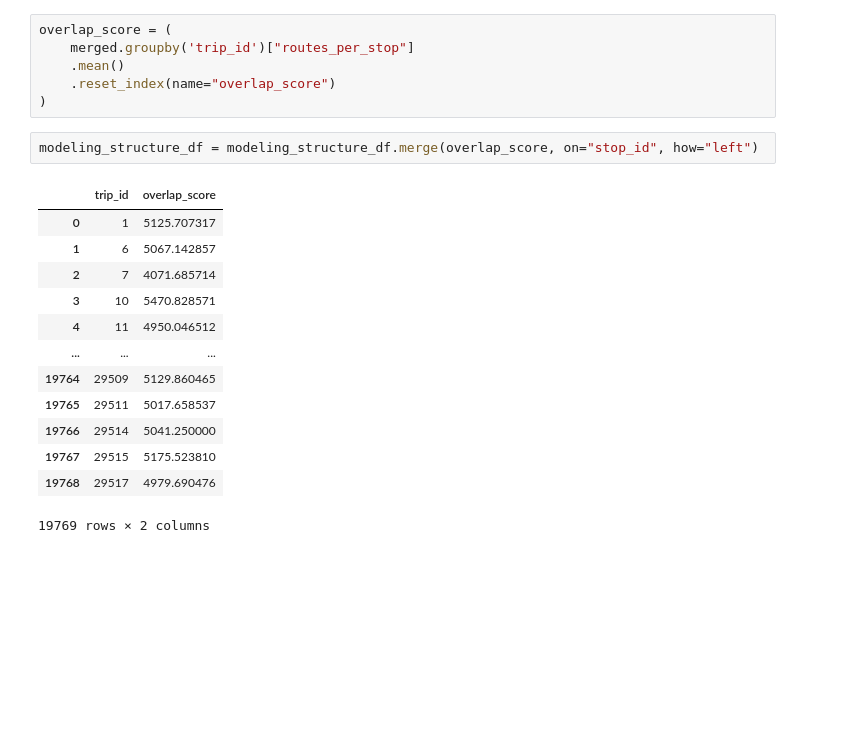
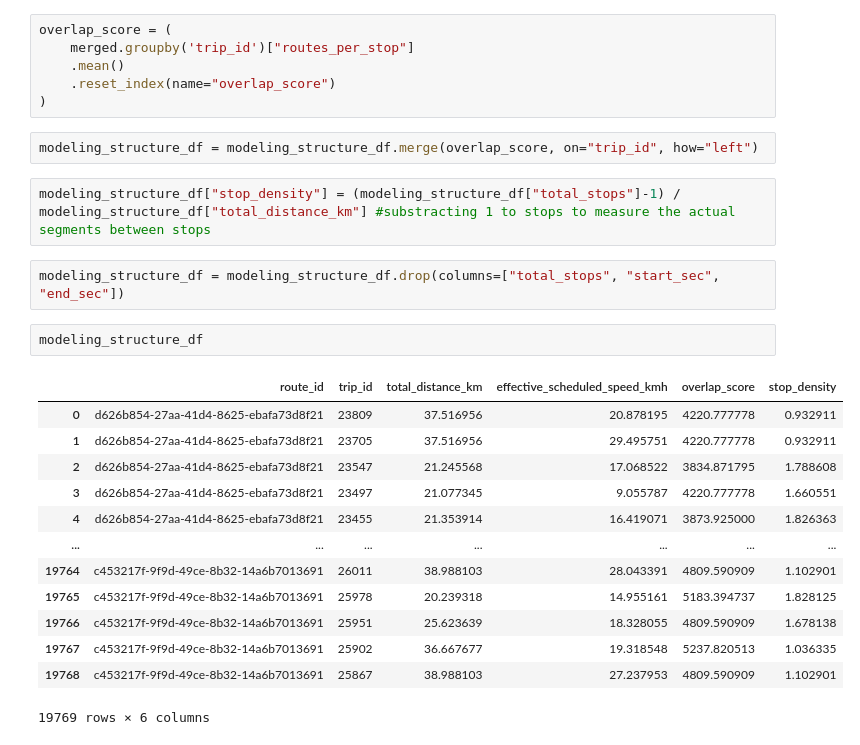
Before and after one commit to Dusuan/ml-proyects, a Jupyter notebook: bus_proyect_pipeline/bus.ipynb, the cells around one changed output. Cells and saved outputs as stored; diff of their text form; blank space fills up the shorter version.

```diff
--- a/bus_proyect_pipeline/bus.ipynb
+++ b/bus_proyect_pipeline/bus.ipynb
@@ -165,18 +165,24 @@ overlap_score = (
     .reset_index(name="overlap_score")
 )
 # %%
-modeling_structure_df = modeling_structure_df.merge(overlap_score, on="stop_id", how="left")
+modeling_structure_df = modeling_structure_df.merge(overlap_score, on="trip_id", how="left")
-# %% [output]
-|  | trip_id | overlap_score |
-| 0 | 1 | 5125.707317 |
-| 1 | 6 | 5067.142857 |
-| 2 | 7 | 4071.685714 |
-| 3 | 10 | 5470.828571 |
-| 4 | 11 | 4950.046512 |
-| ... | ... | ... |
-| 19764 | 29509 | 5129.860465 |
-| 19765 | 29511 | 5017.658537 |
-| 19766 | 29514 | 5041.250000 |
-| 19767 | 29515 | 5175.523810 |
-| 19768 | 29517 | 4979.690476 |
-19769 rows × 2 columns
+# %%
+modeling_structure_df["stop_density"] = (modeling_structure_df["total_stops"]-1) / modeling_structure_df["total_distance_km"] #substracting 1 to stops to measure the actual segments between stops
+# %%
+modeling_structure_df = modeling_structure_df.drop(columns=["total_stops", "start_sec", "end_sec"])
+# %%
+modeling_structure_df
+# %% [output]
+|  | route_id | trip_id | total_distance_km | effective_scheduled_speed_kmh | overlap_score | stop_density |
+| 0 | d626b854-27aa-41d4-8625-ebafa73d8f21 | 23809 | 37.516956 | 20.878195 | 4220.777778 | 0.932911 |
+| 1 | d626b854-27aa-41d4-8625-ebafa73d8f21 | 23705 | 37.516956 | 29.495751 | 4220.777778 | 0.932911 |
+| 2 | d626b854-27aa-41d4-8625-ebafa73d8f21 | 23547 | 21.245568 | 17.068522 | 3834.871795 | 1.788608 |
+| 3 | d626b854-27aa-41d4-8625-ebafa73d8f21 | 23497 | 21.077345 | 9.055787 | 4220.777778 | 1.660551 |
+| 4 | d626b854-27aa-41d4-8625-ebafa73d8f21 | 23455 | 21.353914 | 16.419071 | 3873.925000 | 1.826363 |
+| ... | ... | ... | ... | ... | ... | ... |
+| 19764 | c453217f-9f9d-49ce-8b32-14a6b7013691 | 26011 | 38.988103 | 28.043391 | 4809.590909 | 1.102901 |
+| 19765 | c453217f-9f9d-49ce-8b32-14a6b7013691 | 25978 | 20.239318 | 14.955161 | 5183.394737 | 1.828125 |
+| 19766 | c453217f-9f9d-49ce-8b32-14a6b7013691 | 25951 | 25.623639 | 18.328055 | 4809.590909 | 1.678138 |
+| 19767 | c453217f-9f9d-49ce-8b32-14a6b7013691 | 25902 | 36.667677 | 19.318548 | 5237.820513 | 1.036335 |
+| 19768 | c453217f-9f9d-49ce-8b32-14a6b7013691 | 25867 | 38.988103 | 27.237953 | 4809.590909 | 1.102901 |
+19769 rows × 6 columns
```
Also changed, not shown: parts of 9 cells of this notebook.
